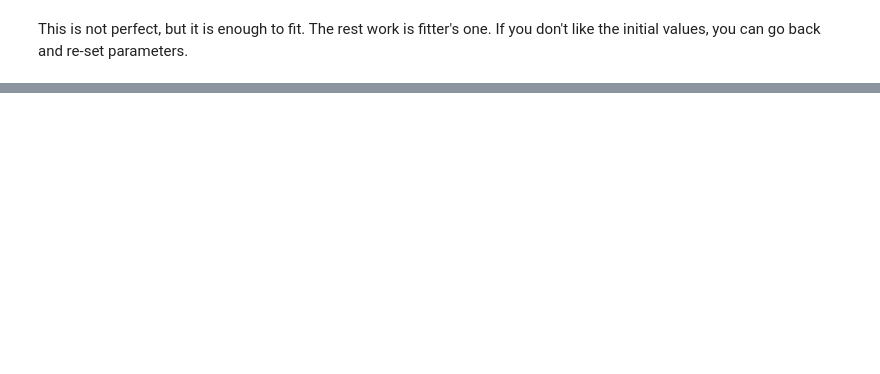
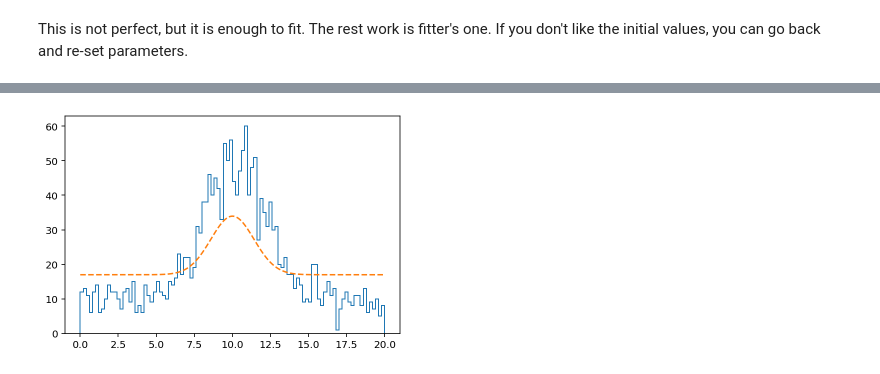
Before and after one commit to mzks/mzfit, a Jupyter notebook: notebook/zfitter1.ipynb, the cells around one changed output, grey strips where cells are left out. Drawn from its saved outputs; the diff is of its cells as text; code cells hidden in the pictures; blank space fills up the shorter version.

```diff
--- a/notebook/zfitter1.ipynb
+++ b/notebook/zfitter1.ipynb
@@ -89,0 +111,4 @@ plt.legend()
+# %%
+zf2.draw()
+# %% [output]
+[figure, added]
```
Also changed, not shown: parts of 11 cells of this notebook.
